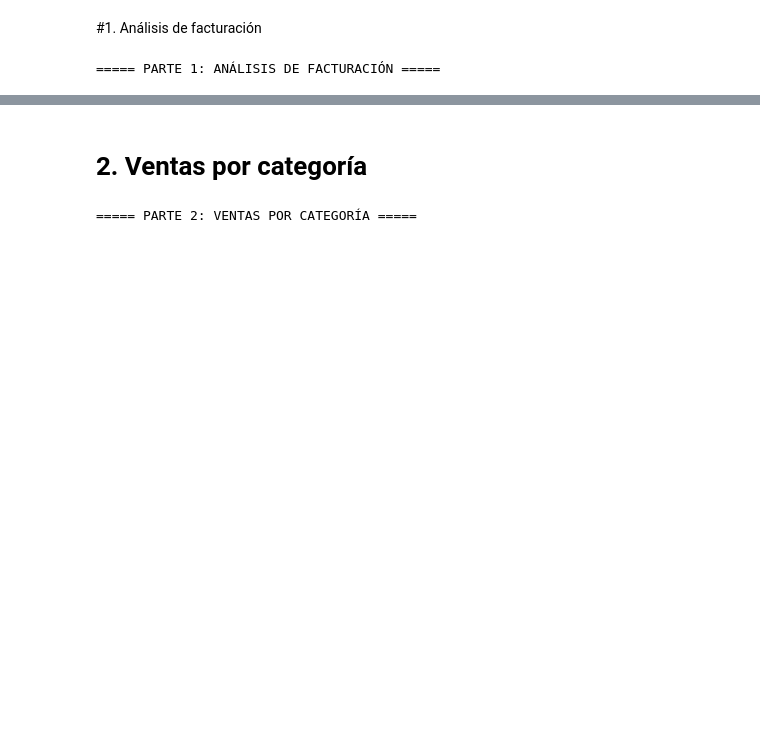
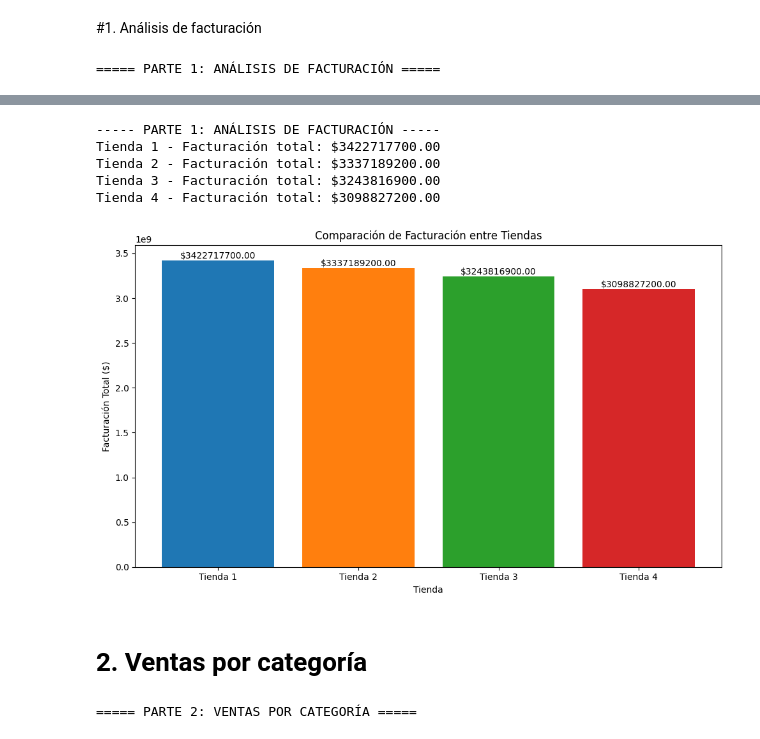
Before and after one commit to Miky-Bareiro/challenge1-data-science-latam, a Jupyter notebook: AluraStoreLatam.ipynb, the cells around one changed output, grey strips where cells are left out. Saved outputs shown, nothing was run; the diff lists cells and outputs as text; code cells hidden in the pictures; blank space fills up the shorter version.

```diff
--- a/AluraStoreLatam.ipynb
+++ b/AluraStoreLatam.ipynb
@@ -55,0 +33,20 @@ Primeras filas de Tienda 1:
+# %%
+# Función para buscar columnas por palabras clave
+def encontrar_columna(df, palabras_clave):
+    """Busca columnas que contengan alguna de las palabras clave."""
+    cols = df.columns.tolist()
+    for palabra in palabras_clave:
+        for col in cols:
+            if palabra.lower() in col.lower():
+                return col
+    return None
+
+# Explorando las columnas de cada tienda
+print("\nColumnas de tienda1:", tienda1.columns.tolist())
+print("Columnas de tienda2:", tienda2.columns.tolist())
+print("Columnas de tienda3:", tienda3.columns.tolist())
+print("Columnas de tienda4:", tienda4.columns.tolist())
+
+# Verificar tipos de datos
+print("\nTipos de datos en tienda1:")
+print(tienda1.dtypes)
@@ -147,3 +123,54 @@ La tienda con menor facturación es Tienda 4 con $1038375700.00
+# %%
+print("\n\n----- PARTE 1: ANÁLISIS DE FACTURACIÓN -----")
+
+facturacion_tiendas = []
+
+for i, tienda in enumerate(tiendas, 1):
+    try:
+        col_precio = mapeo_columnas[f'tienda{i}']['precio']
+        col_cantidad = mapeo_columnas[f'tienda{i}']['cantidad']
+
+        if col_precio and col_cantidad:
+            # Convertir a numérico si es necesario
+            precio = pd.to_numeric(tienda[col_precio], errors='coerce')
+            cantidad = pd.to_numeric(tienda[col_cantidad], errors='coerce')
+
+            # Calcular facturación total
+            facturacion = (precio * cantidad).sum()
+            facturacion_tiendas.append(facturacion)
+
+            print(f"Tienda {i} - Facturación total: ${facturacion:.2f}")
+        else:
+            print(f"Tienda {i} - No se puede calcular la facturación por falta de columnas necesarias")
+            facturacion_tiendas.append(0)
+    except Exception as e:
+        print(f"Error al calcular la facturación de tienda {i}: {e}")
+        facturacion_tiendas.append(0)
+
+# Gráfico de facturación
+plt.figure(figsize=(10, 6))
+bars = plt.bar(range(1, 5), facturacion_tiendas, color=['#1f77b4', '#ff7f0e', '#2ca02c', '#d62728'])
+plt.xlabel('Tienda')
+plt.ylabel('Facturación Total ($)')
+plt.title('Comparación de Facturación entre Tiendas')
+plt.xticks(range(1, 5), [f'Tienda {i}' for i in range(1, 5)])
+
+# Añadir valores en las barras
+for bar in bars:
+    height = bar.get_height()
+    plt.text(bar.get_x() + bar.get_width()/2., height + 0.1,
+             f'${height:.2f}', ha='center', va='bottom')
+
+plt.tight_layout()
+plt.savefig('facturacion_tiendas.png')
+plt.show()
+# %% [output]
+----- PARTE 1: ANÁLISIS DE FACTURACIÓN -----
+Tienda 1 - Facturación total: $3422717700.00
+Tienda 2 - Facturación total: $3337189200.00
+Tienda 3 - Facturación total: $3243816900.00
+Tienda 4 - Facturación total: $3098827200.00
+[figure, added]
 # %% [markdown]
 # 2. Ventas por categoría
 # %%
```
Also changed, not shown: parts of 26 cells of this notebook.
